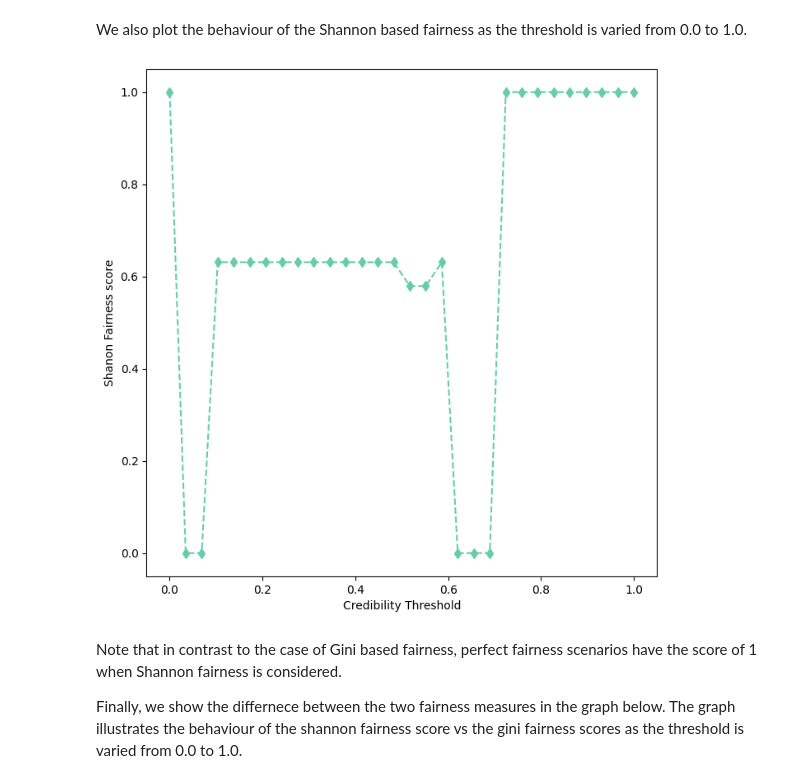
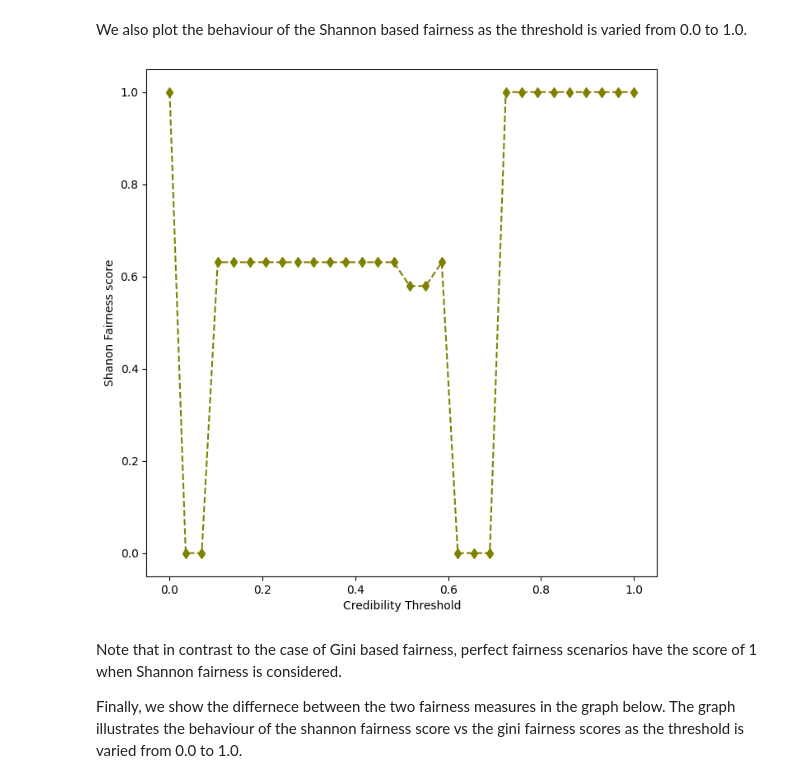
Before and after one commit to TimKam/Quantitative-Bipolar-Argumentation, a Jupyter notebook: qbaf_solf/SOLF_notebook.ipynb, the cells around one changed output. Cells and saved outputs as stored; diff of their text form; code cells hidden in the pictures.

```diff
--- a/qbaf_solf/SOLF_notebook.ipynb
+++ b/qbaf_solf/SOLF_notebook.ipynb
@@ -321,15 +321,15 @@ We also plot the behaviour of the Shannon based fairness as the threshold is var
 # %%
 x_axis = np.linspace(0.0, 1.0, 30)
 
 y_axis_shannon = [calculate_shannon_fairness([Q, Q_1, Q_2], ['a', 'b', 'c'], x) for x in x_axis]
 
 plt.figure(figsize=(8, 8))
 plt.xlabel('Credibility Threshold')
 plt.ylabel('Shanon Fairness score')
-plt.plot(x_axis, y_axis_shannon, c='mediumaquamarine', linestyle='dashed', marker='d')
+plt.plot(x_axis, y_axis_shannon, c='olive', linestyle='dashed', marker='d')
 plt.show()
 # %% [output]
-[figure, old version]
+[figure, new version]
 # %% [markdown]
 Note that in contrast to the case of Gini based fairness, perfect fairness scenarios have the score of 1 when Shannon fairness is considered.
 
```
Also changed, not shown: parts of 1 cell of this notebook.
